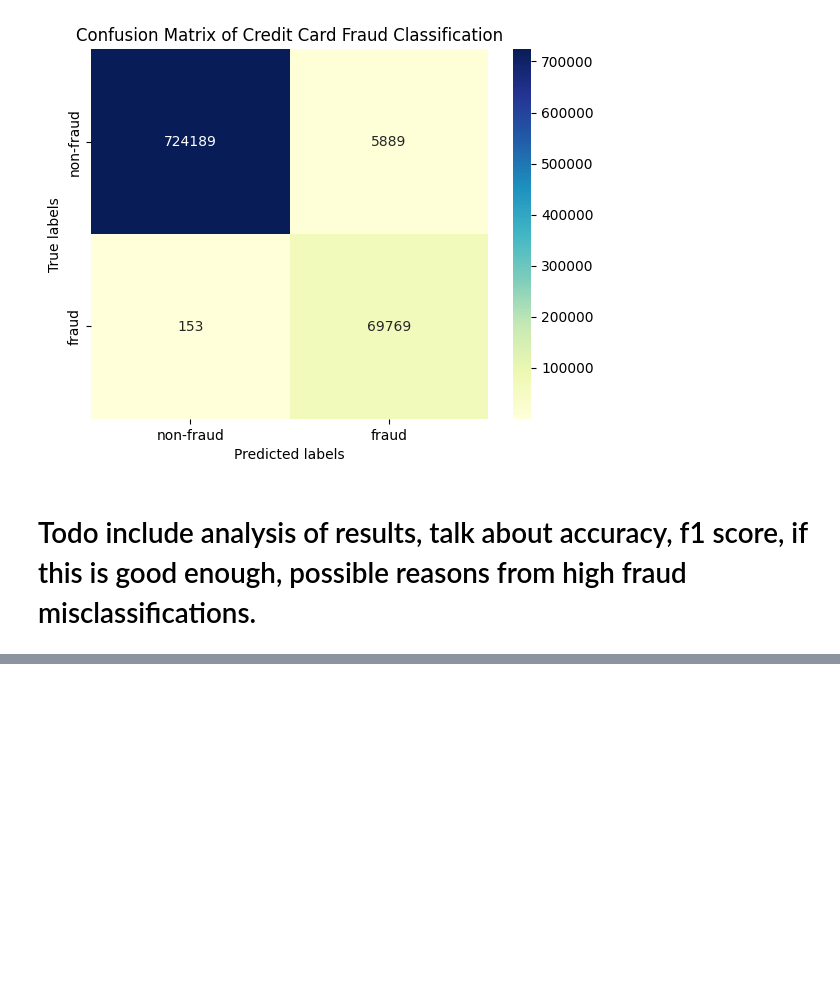
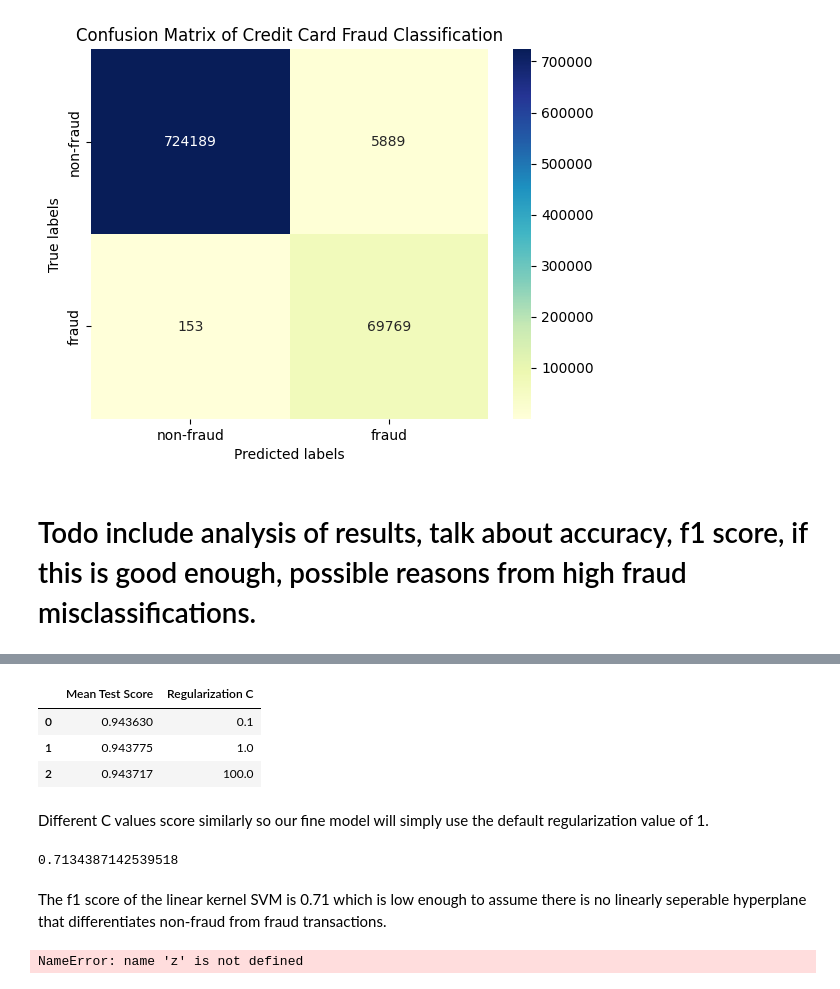
Before and after one commit to JonAndYu/ECON323-Project, a Jupyter notebook: project.ipynb, the cells around one changed output, grey strips where cells are left out. Drawn from its saved outputs; the diff is of its cells as text; code cells hidden in the pictures; blank space fills up the shorter version.

```diff
--- a/project.ipynb
+++ b/project.ipynb
@@ -265,0 +279,42 @@ plt.show()
+# %%
+param_grid = {
+    'svc__C': [0.1, 1, 100]
+}
+
+# Create an SVM classifier with a linear kernel
+linear_svm_clf = make_pipeline(StandardScaler(), SVC(kernel='linear'))
+
+# Fit the classifier to the training data
+linear_svm_clf.fit(X_train_balanced, y_train_balanced)
+
+# Perform grid search with 5-fold cross validation
+grid_search = GridSearchCV(linear_svm_clf, param_grid=param_grid, cv=5, scoring=scorer)
+grid_search.fit(X_train_balanced, y_train_balanced)
+
+# Print the best hyperparameters and corresponding score
+results = pd.DataFrame(grid_search.cv_results_)[['params', 'mean_test_score']]
+results = pd.concat([results.drop('params', axis=1), results['params'].apply(lambda x: pd.Series(x))], axis=1)
+
+results.columns = ["Mean Test Score", "Regularization C"]
+results
+# %% [output]
+|  | Mean Test Score | Regularization C |
+| 0 | 0.943630 | 0.1 |
+| 1 | 0.943775 | 1.0 |
+| 2 | 0.943717 | 100.0 |
+# %% [markdown]
+Different C values score similarly so our fine model will simply use the default regularization value of 1.
+# %%
+linear_svm_clf.fit(X_train_balanced, y_train_balanced)
+
+y_pred = linear_svm_clf.predict(X_test)
+linear_svm_f1score = f1_score(y_true=y_test, y_pred=y_pred)
+linear_svm_f1score
+# %% [output]
+0.7134387142539518
+# %% [markdown]
+The f1 score of the linear kernel SVM is 0.71 which is low enough to assume there is no linearly seperable hyperplane that differentiates non-fraud from fraud transactions.
+# %%
+z
+# %% [output]
+NameError: name 'z' is not defined
```
Also changed, not shown: parts of 8 cells of this notebook.
